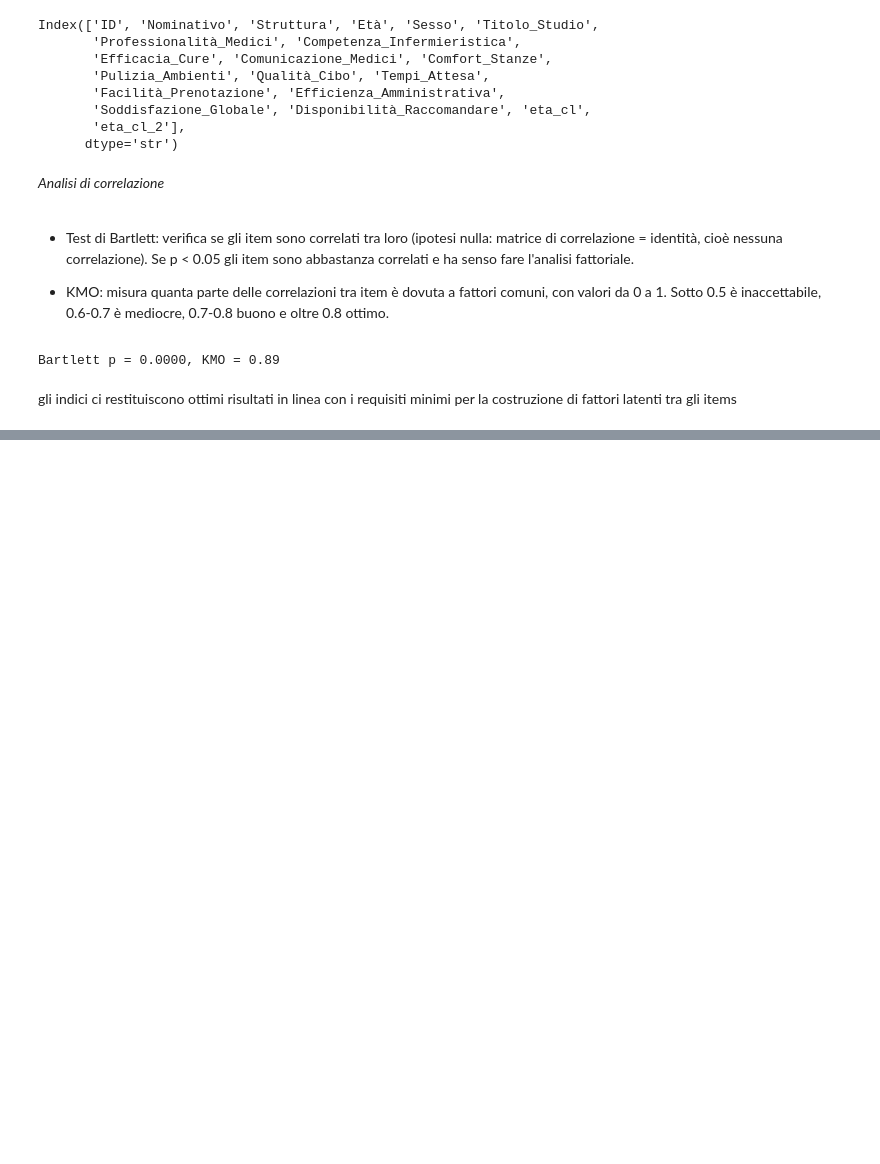
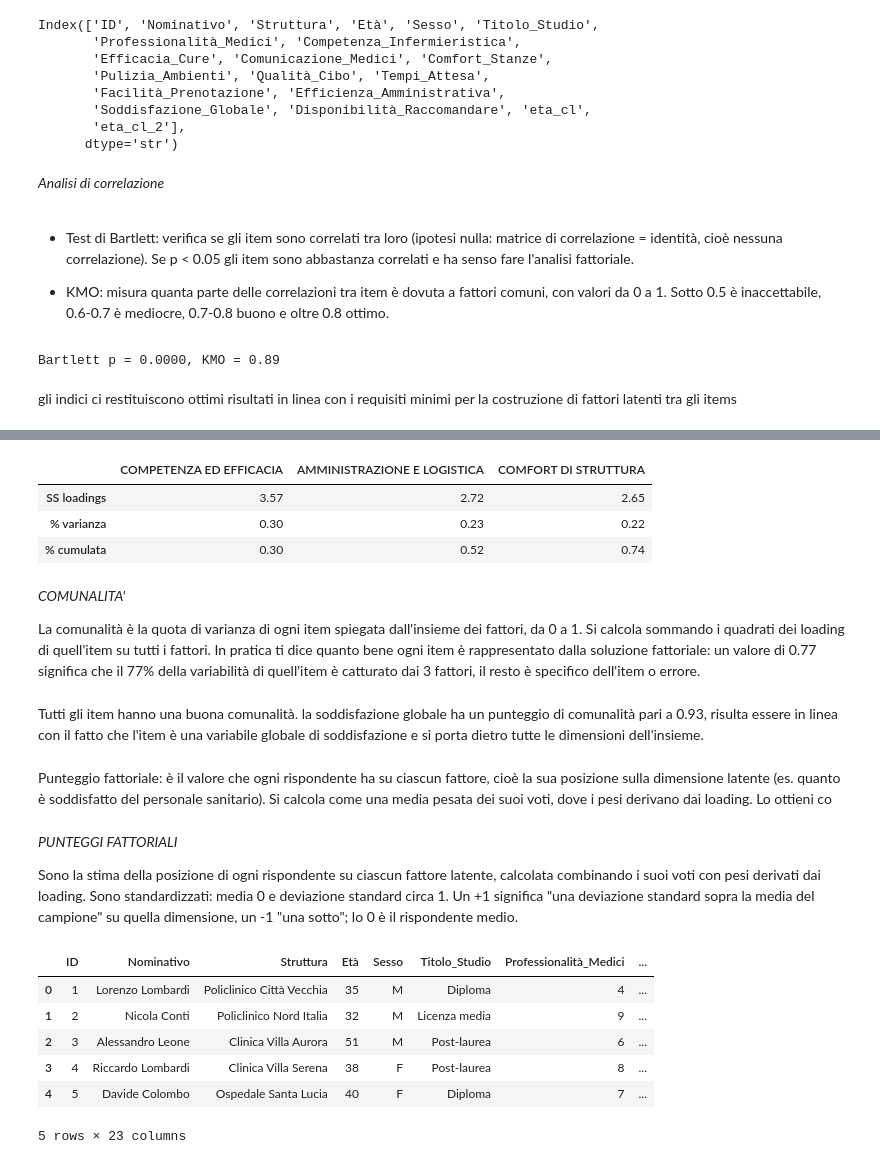
Before and after one commit to fuma92-da/discriminante, a Jupyter notebook: analisi_strutture_ospedaliere.ipynb, the cells around one changed output, grey strips where cells are left out. Drawn from its saved outputs; the diff is of its cells as text; code cells hidden in the pictures; blank space fills up the shorter version.

```diff
--- a/analisi_strutture_ospedaliere.ipynb
+++ b/analisi_strutture_ospedaliere.ipynb
@@ -303,0 +329,11 @@ gli indici ci restituiscono ottimi risultati in linea con i requisiti minimi per
+# %%
+n = 3   # prova anche 4
+fa = FactorAnalyzer(n_factors=n, rotation="varimax")
+#LA ROTAZIONE VARIMAX "gira" gli assi dei fattori in modo che ogni item carichi molto su un fattore e poco sugli altri, rendendo la soluzione più facile da interpretare.
+#Non cambia quanta varianza viene spiegata in totale, solo come viene distribuita. Varimax mantiene i fattori non correlati tra loro.
+fa.fit(items)
+#il modello "impara" dai dati: legge gli item, calcola le correlazioni ed estrae i fattori. Prima del fit fa è vuoto; dopo contiene tutti i risultati stimati.
+
+loadings = pd.DataFrame(fa.loadings_, index=items.columns,
+                        columns=[f"F{i+1}" for i in range(n)])
+display(loadings.round(2))
@@ -303,0 +362,16 @@ gli indici ci restituiscono ottimi risultati in linea con i requisiti minimi per
+# %%
+loadings.rename(columns={'F1':'COMPETENZA ED EFFICACIA', 'F2':'AMMINISTRAZIONE E LOGISTICA', 'F3':'COMFORT DI STRUTTURA'}, inplace=True)
+# %%
+varianza = pd.DataFrame(fa.get_factor_variance(),
+                        index=["SS loadings", "% varianza", "% cumulata"],
+                        columns=loadings.columns)
+display(varianza.round(2))
+# %% [output]
+|  | COMPETENZA ED EFFICACIA | AMMINISTRAZIONE E LOGISTICA | COMFORT DI STRUTTURA |
+| SS loadings | 3.57 | 2.72 | 2.65 |
+| % varianza | 0.30 | 0.23 | 0.22 |
+| % cumulata | 0.30 | 0.52 | 0.74 |
+# %% [markdown]
+*COMUNALITA'*
+
+La comunalità è la quota di varianza di ogni item spiegata dall'insieme dei fattori, da 0 a 1. Si calcola sommando i quadrati dei loading di quell'item su tutti i fattori. In pratica ti dice quanto bene ogni item è rappresentato dalla soluzione fattoriale: un valore di 0.77 significa che il 77% della variabilità di quell'item è catturato dai 3 fattori, il resto è specifico dell'item o errore.
@@ -303,0 +387,2 @@ gli indici ci restituiscono ottimi risultati in linea con i requisiti minimi per
+# %% [markdown]
+Tutti gli item hanno una buona comunalità. la soddisfazione globale ha un punteggio di comunalità pari a 0.93, risulta essere in linea con il fatto che l'item è una variabile globale di soddisfazione e si porta dietro tutte le dimensioni dell'insieme.
@@ -303,0 +400,21 @@ gli indici ci restituiscono ottimi risultati in linea con i requisiti minimi per
+# %% [markdown]
+Punteggio fattoriale: è il valore che ogni rispondente ha su ciascun fattore, cioè la sua posizione sulla dimensione latente (es. quanto è soddisfatto del personale sanitario). Si calcola come una media pesata dei suoi voti, dove i pesi derivano dai loading. Lo ottieni co
+# %% [markdown]
+*PUNTEGGI FATTORIALI*
+
+Sono la stima della posizione di ogni rispondente su ciascun fattore latente, calcolata combinando i suoi voti con pesi derivati dai loading. Sono standardizzati: media 0 e deviazione standard circa 1. Un +1 significa "una deviazione standard sopra la media del campione" su quella dimensione, un -1 "una sotto"; lo 0 è il rispondente medio.
+# %%
+punteggi = pd.DataFrame(fa.transform(items),
+                        index=items.index,          # stesse righe di items
+                        columns=loadings.columns)   # nomi dei fattori
+
+df = df.join(punteggi)
+display(df.head())
+# %% [output]
+|  | ID | Nominativo | Struttura | Età | Sesso | Titolo_Studio | Professionalità_Medici | ... |
+| 0 | 1 | Lorenzo Lombardi | Policlinico Città Vecchia | 35 | M | Diploma | 4 | ... |
+| 1 | 2 | Nicola Conti | Policlinico Nord Italia | 32 | M | Licenza media | 9 | ... |
+| 2 | 3 | Alessandro Leone | Clinica Villa Aurora | 51 | M | Post-laurea | 6 | ... |
+| 3 | 4 | Riccardo Lombardi | Clinica Villa Serena | 38 | F | Post-laurea | 8 | ... |
+| 4 | 5 | Davide Colombo | Ospedale Santa Lucia | 40 | F | Diploma | 7 | ... |
+5 rows × 23 columns
```
Also changed, not shown: parts of 11 cells of this notebook.
